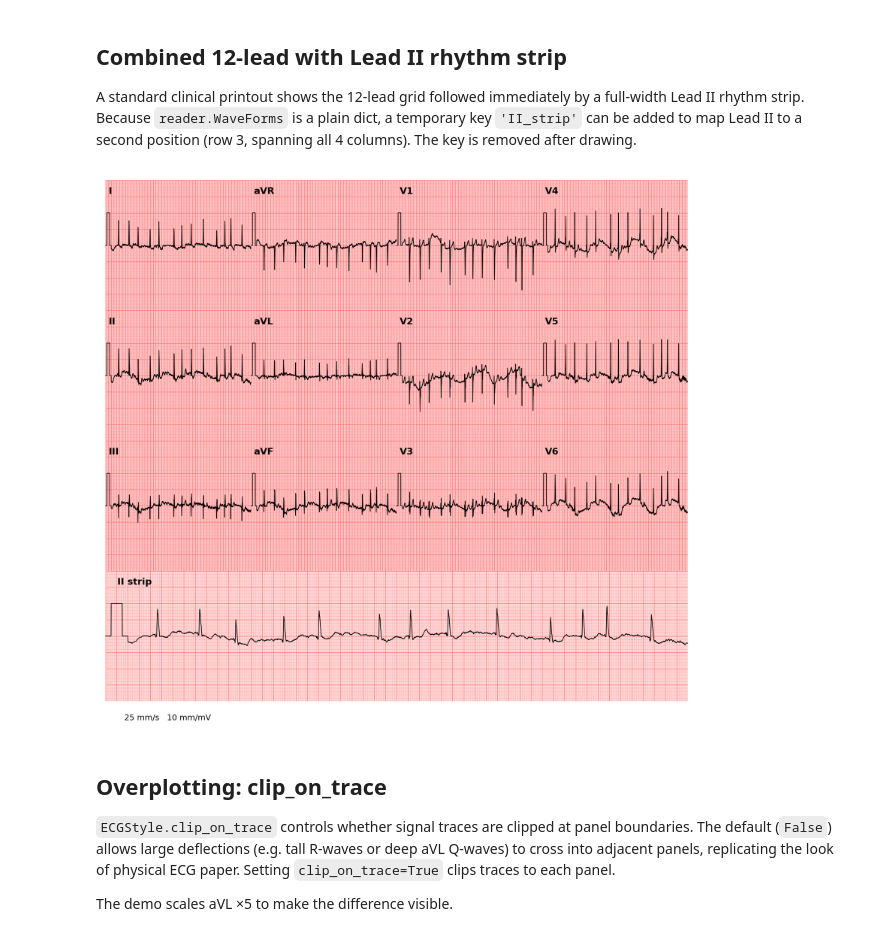
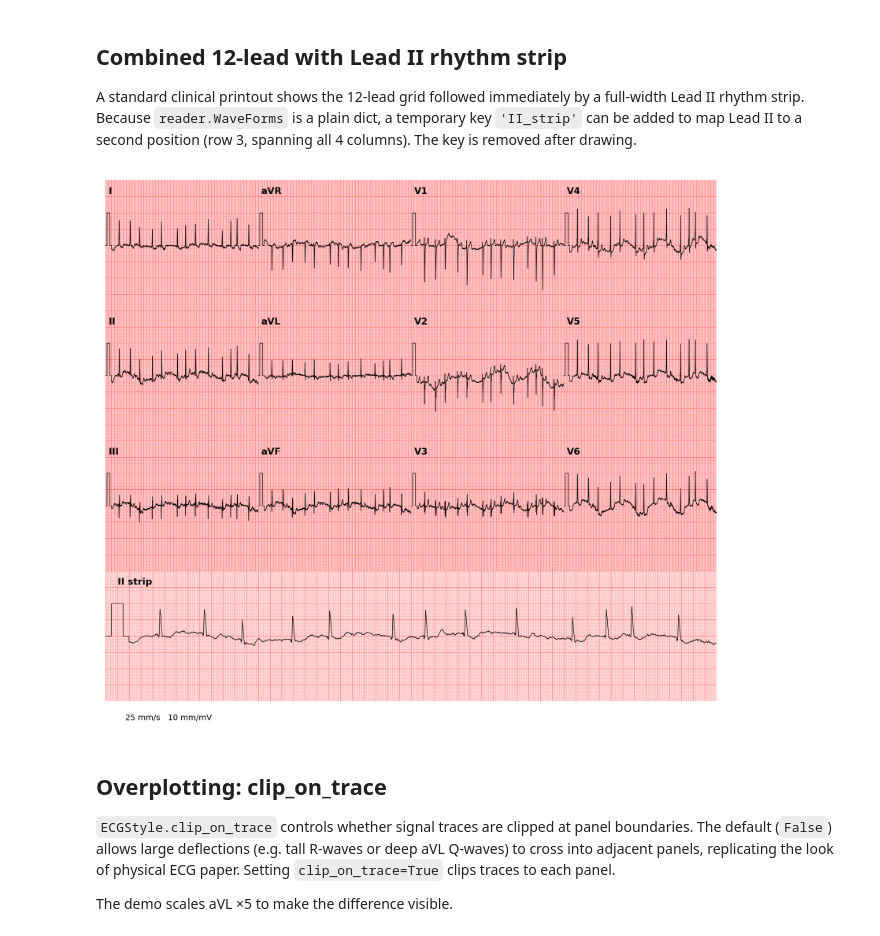
Before and after one commit to afschmidt/ECGProcess, a Jupyter notebook: resources/examples/plot_ecgs.ipynb, the cells around one changed output. Cells and saved outputs as stored; diff of their text form; code cells hidden in the pictures.

```diff
--- a/resources/examples/plot_ecgs.ipynb
+++ b/resources/examples/plot_ecgs.ipynb
@@ -216,11 +237,16 @@ strip common in bedside telemetry displays.
 # %%
 # #### 3-lead monitoring layout
 mapper_3lead = {
-    'I':   (0, slice(0, 1)),
-    'II':  (1, slice(0, 1)),
-    'III': (2, slice(0, 1)),
+    "I": (0, slice(0, 1)),
+    "II": (1, slice(0, 1)),
+    "III": (2, slice(0, 1)),
 }
-style_3lead = ECGStyle(figsize=(10 * CM_TO_IN, 10 * CM_TO_IN), dpi=300)
+style_3lead = ECGStyle(
+    figsize=(10 * CM_TO_IN, 10 * CM_TO_IN),
+    dpi=300,
+    y_lim=ylim,
+    mm_per_mv=mm_mv,
+)
 drawing_3lead = ECGDrawing()(
     reader,
     mapper=mapper_3lead,
@@ -228,7 +254,7 @@ drawing_3lead = ECGDrawing()(
     sampling_rate=samplefreq,
     show_axes=None,
     show_lead_labels=True,
-    show_cal_pulse=True,
+    cal_pulse="square",
 )
 for ax in drawing_3lead.axes.values():
     for spine in ax.spines.values():
@@ -293,35 +318,44 @@ temporary key `'II_strip'` can be added to map Lead II to a second position
 (row 3, spanning all 4 columns). The key is removed after drawing.
 # %%
 # #### extend mapper with a full-width Lead II rhythm strip at row 3
-reader.WaveForms['II strip'] = reader.WaveForms['II']
+reader.WaveForms["II strip"] = reader.WaveForms["II"]
 mapper_rhythm = dict(mapper)
-mapper_rhythm['II strip'] = (3, slice(0, 4))
-style_rhythm = ECGStyle(figsize=(20 * CM_TO_IN, 18 * CM_TO_IN), dpi=300)
+# combining four panels using slice
+mapper_rhythm["II strip"] = (3, slice(0, 4))
+style_rhythm = ECGStyle(
+    figsize=(21 * CM_TO_IN, 18 * CM_TO_IN),
+    dpi=300,
+    y_lim=ylim,
+    mm_per_mv=mm_mv,
+)
 drawing_rhythm = ECGDrawing()(
     reader,
     mapper=mapper_rhythm,
     style=style_rhythm,
     sampling_rate=samplefreq,
     show_axes=None,
     show_lead_labels=True,
-    show_cal_pulse=True,
+    cal_pulse="square",
 )
 fig_r = drawing_rhythm.figure
 fig_r.text(
-    0.15, 0.08,
-    "25 mm/s   10 mm/mV",
-    fontsize=6, va='bottom', ha='left',
+    0.15,
+    0.08,
+    f"25 mm/s   10 mm/mV",
+    fontsize=6,
+    va="bottom",
+    ha="left",
     transform=fig_r.transFigure,
 )
 # #### remove inter-panel borders
 for ax in drawing_rhythm.axes.values():
     for spine in ax.spines.values():
         spine.set_visible(False)
 plt.show()
 # #### clean up temporary key
-del reader.WaveForms['II strip']
+del reader.WaveForms["II strip"]
 # %% [output]
-[figure, old version]
+[figure, new version]
 # %% [markdown]
 ## Overplotting: clip_on_trace
 
```
Also changed, not shown: parts of 18 cells of this notebook, 2 other files.
